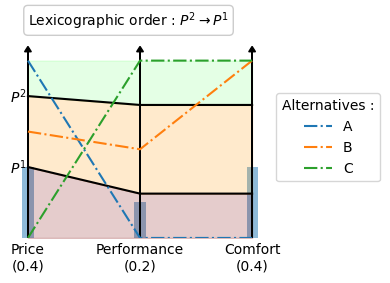
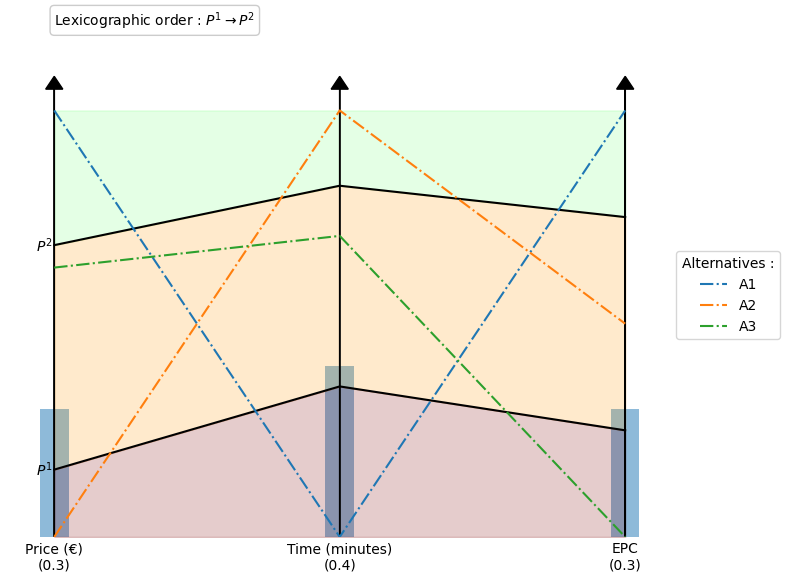
Unified diff of the notebook cell whose output changed from the first chart to the second:
--- before
+++ after
@@ -3,7 +3,7 @@
     criteria_weights=criteria_weights,
     profiles=profiles,
-    lexicographic_order=[1, 0],
+    lexicographic_order=[0, 1],
     annotations_alpha=1,
-    figsize=(4, 3),
+    figsize=(8, 6),
 )
 plt.savefig("lex_order.pdf")

Commit: partial commit